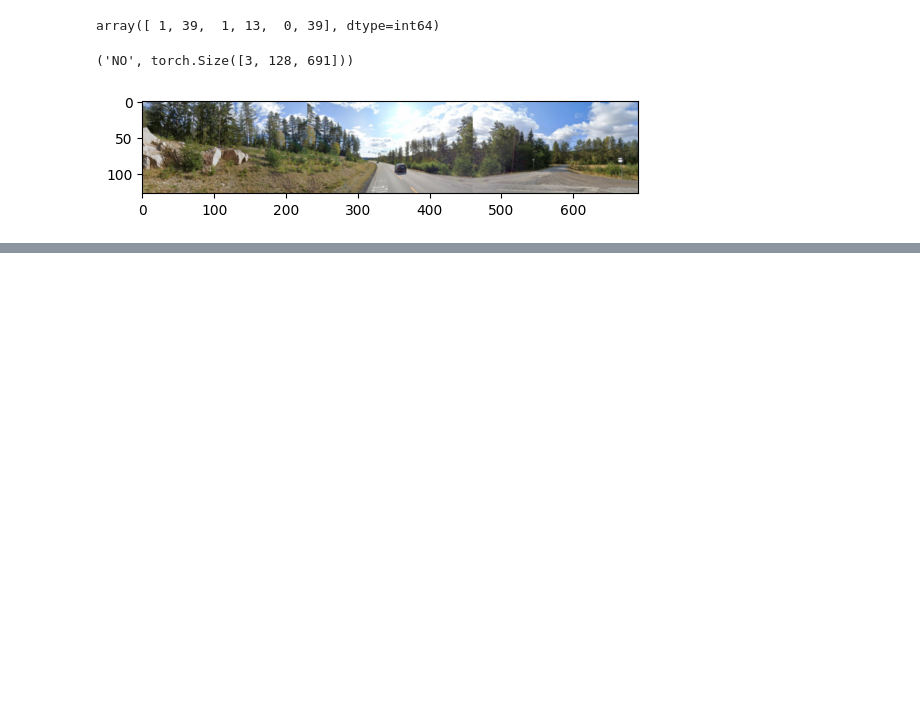
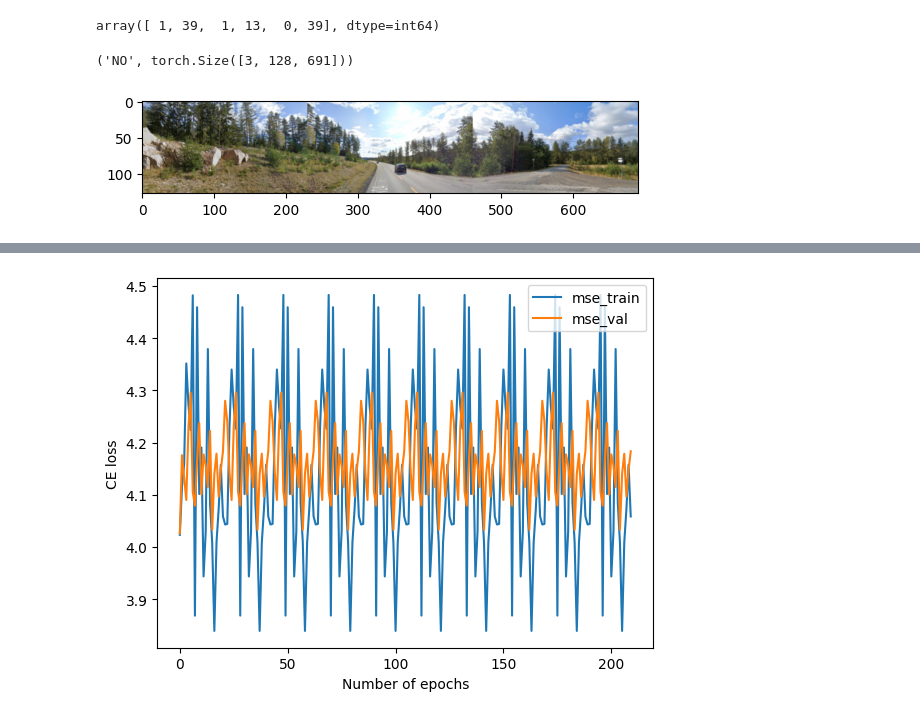
Before and after one commit to eronhorv/streetview, a Jupyter notebook: dataloading.ipynb, the cells around one changed output, grey strips where cells are left out. Drawn from its saved outputs; the diff is of its cells as text; code cells hidden in the pictures; blank space fills up the shorter version.

```diff
--- a/dataloading.ipynb
+++ b/dataloading.ipynb
@@ -72,0 +137,2 @@ tensor([ 6, 26, 41,  6, 16, 33,  6, 12, 52, 15, 27,  1, 15, 34, 30, 50],
+# %%
+optimizer = optim.AdamW(model.parameters())
@@ -72,0 +145,27 @@ tensor([ 6, 26, 41,  6, 16, 33,  6, 12, 52, 15, 27,  1, 15, 34, 30, 50],
+# %%
+
+# költségek tárolása, hogy tudjuk majd őket ábrázolni
+tr_losses = []
+val_losses = []
+
+
+# tanítás
+for epoch in range(10):
+  for i, iter in enumerate(train_dataloader):
+
+      # train mode, gradiensek nullázása
+      model.train()
+      optimizer.zero_grad()
+
+      # backprop, param update
+      train_loss = model.get_loss(iter)
+      train_loss.backward()
+      optimizer.step()
+
+      if i % 20 == 0:
+        tr_losses.append(train_loss.item())
+        val_loss = model.calc_loss(val_dataloader)
+        val_losses.append(val_loss)
+        print(f"epoch {epoch}, step {i}: train loss {train_loss:.5f}, val loss: {val_loss:.5f}")
+
+#print(f"epochs: {iter+1}, train loss {train_loss:.2f}, val loss: {val_loss:.2f}")
@@ -72,0 +190,9 @@ tensor([ 6, 26, 41,  6, 16, 33,  6, 12, 52, 15, 27,  1, 15, 34, 30, 50],
+# %%
+plt.plot(tr_losses, label="mse_train")
+plt.plot(val_losses, label="mse_val")
+plt.xlabel("Number of epochs")
+plt.ylabel("CE loss")
+plt.legend()
+plt.show()
+# %% [output]
+[figure, added]
```
Also changed, not shown: parts of 12 cells of this notebook.
